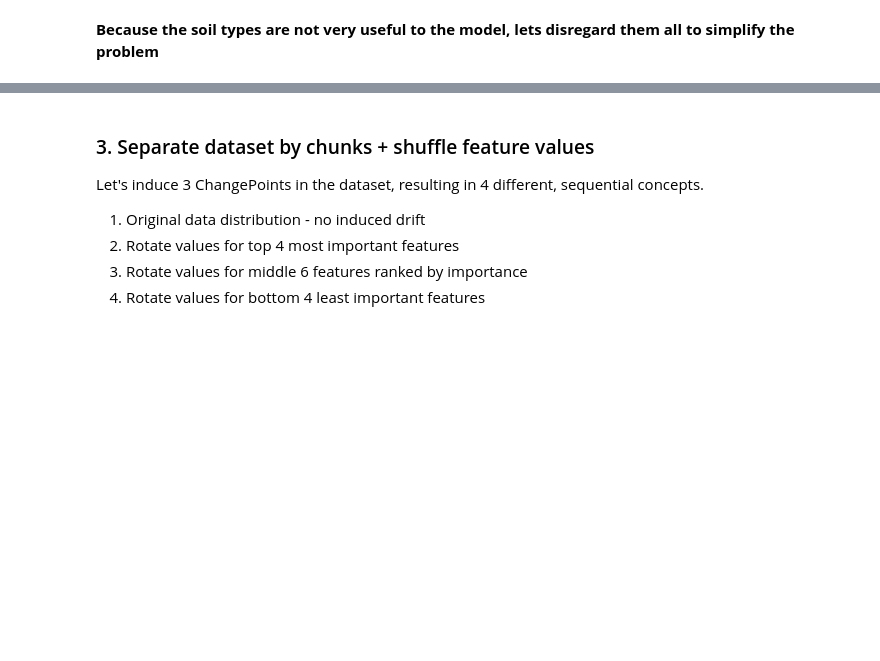
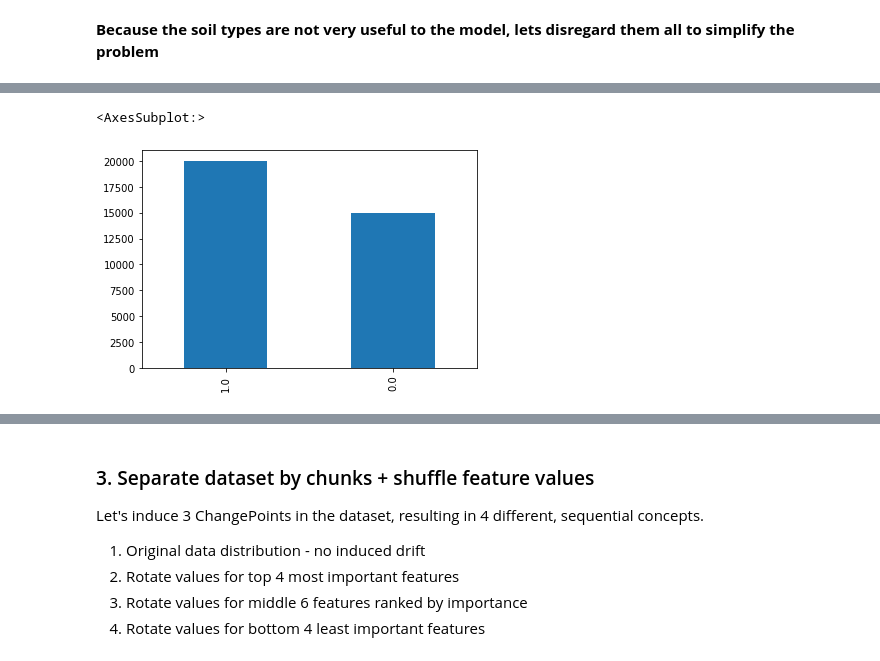
Before and after one commit to fastforwardlabs/concept-drift, a Jupyter notebook: notebooks/Covertype_EDA-fix.ipynb, the cells around one changed output, grey strips where cells are left out. Drawn from its saved outputs; the diff is of its cells as text; code cells hidden in the pictures; blank space fills up the shorter version.

```diff
--- a/notebooks/Covertype_EDA-fix.ipynb
+++ b/notebooks/Covertype_EDA-fix.ipynb
@@ -350,0 +472,8 @@ ranked_features
+# %%
+pd.DataFrame(
+    zip(df[:35000]["cover_type"], df[35000:70000]["cover_type"]),
+    columns=["before", "after"],
+).before.value_counts().plot(kind="bar")
+# %% [output]
+<AxesSubplot:>
+[figure, added]
```
Also changed, not shown: parts of 25 cells of this notebook, 1 other file.
